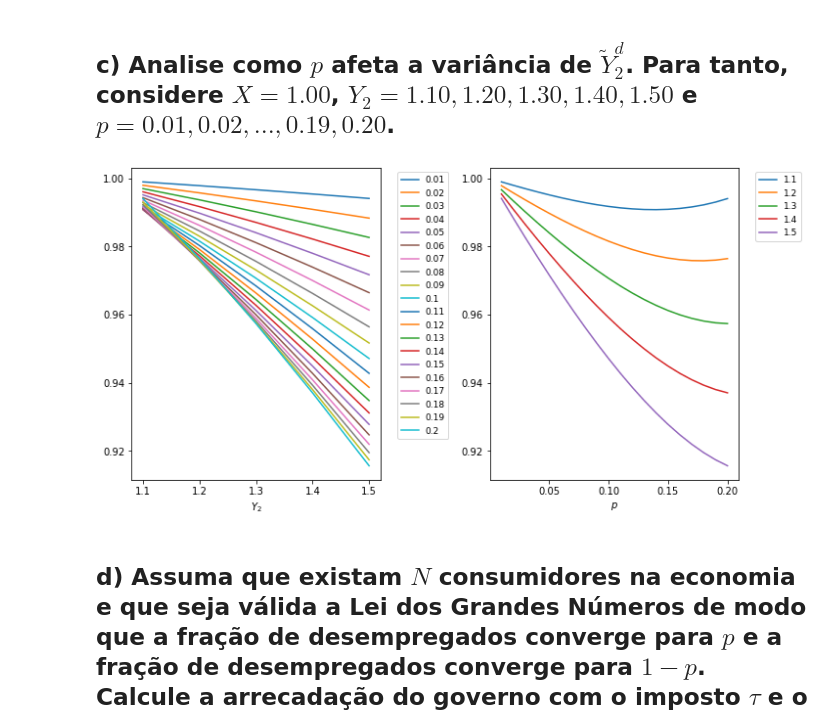
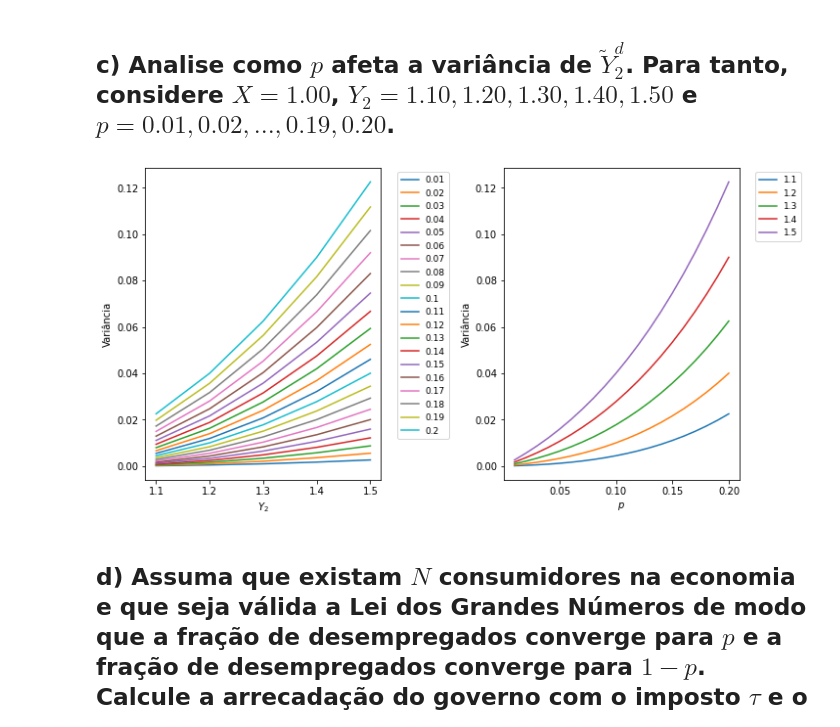
Before and after one commit to lucasestrela/dec_consumo_poupanca, a Jupyter notebook: Lista04_Modelo_de_Dois_Períodos.ipynb, the cells around one changed output. Saved outputs shown, nothing was run; the diff lists cells and outputs as text; code cells hidden in the pictures.

```diff
--- a/Lista04_Modelo_de_Dois_Períodos.ipynb
+++ b/Lista04_Modelo_de_Dois_Períodos.ipynb
@@ -318,28 +318,29 @@ X   = 1
 for i_y, y in enumerate(y_2):
   for i_p, prob in enumerate(p):
 
-    var[i_y, i_p] = y**prob/(1-prob) - 2*prob*y*X + prob*(1-prob)*X**2
+    var[i_y, i_p] = (y**2)*prob/(1-prob) - 2*prob*y*X + prob*(1-prob)*X**2
 # %%
 fig, axes = plt.subplots(nrows=1, ncols=2, figsize=(10, 5), constrained_layout=True)
 
 for i in range(0,len(p)):
   axes[0].plot(y_2, var[:, i], label = np.round(p[i],2))
 
-axes[0].set_xlabel('Variância')
+axes[0].set_ylabel('Variância')
 axes[0].set_xlabel('$Y_2$')
 axes[0].legend(bbox_to_anchor=(1.05, 1), loc='upper left', prop={'size': 9})
-
+# axes[0].set_ylim(0,2.5)
 for i in range(0,len(y_2)):
   axes[1].plot(p, var[i, :] , label = np.round(y_2[i],2))
 
-axes[1].set_xlabel('Variância')
+axes[1].set_ylabel('Variância')
 axes[1].set_xlabel('$p$')
 axes[1].legend(bbox_to_anchor=(1.05, 1), loc='upper left', prop={'size': 9})
+# axes[1].set_ylim(0,2.5)
 
 #plt.suptitle('Variância ')
 plt.show()
 # %% [output]
-[figure, old version]
+[figure, new version]
 # %% [markdown]
 
 
```
